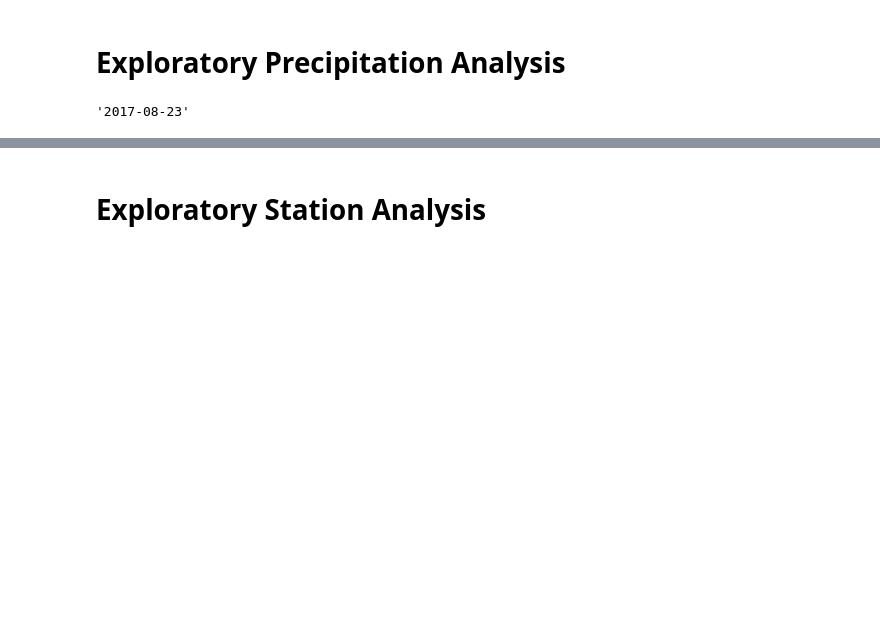
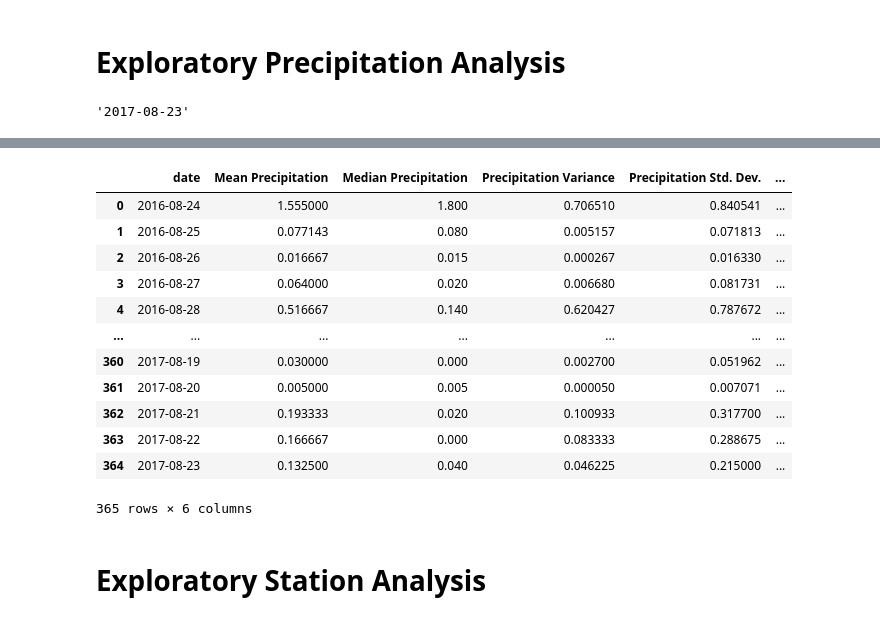
Before and after one commit to Brucimus/sqlalchemy-challenge, a Jupyter notebook: climate_starter.ipynb, the cells around one changed output, grey strips where cells are left out. Drawn from its saved outputs; the diff is of its cells as text; code cells hidden in the pictures; blank space fills up the shorter version.

```diff
--- a/climate_starter.ipynb
+++ b/climate_starter.ipynb
@@ -66,3 +71,39 @@ most_recent.date
+# %%
+# Use Pandas to calcualte the summary statistics for the precipitation data
+mean_data = sorted_last_prcp.groupby("date").mean().reset_index()
+median_data = sorted_last_prcp.groupby("date").median().reset_index()
+var_data = sorted_last_prcp.groupby("date").var().reset_index()
+std_data = sorted_last_prcp.groupby("date").std().reset_index()
+sem_data = sorted_last_prcp.groupby("date").sem().reset_index()
+
+mean_median = pd.merge(mean_data,median_data,how="left", on="date")
+mean_median.rename(columns={"precipitation_x":"Mean Precipitation","precipitation_y":"Median Precipitation"}, inplace=True)
+
+add_var = pd.merge(mean_median,var_data,how="left", on="date")
+add_var.rename(columns={"precipitation":"Precipitation Variance"}, inplace=True)
+
+add_std = pd.merge(add_var,std_data,how="left", on="date")
+add_std.rename(columns={"precipitation":"Precipitation Std. Dev."}, inplace=True)
+
+agg_data = pd.merge(add_std,sem_data,how="left", on="date")
+agg_data.rename(columns={"precipitation":"Precipitation Std. Err."}, inplace=True)
+
+
+agg_data
+# %% [output]
+|  | date | Mean Precipitation | Median Precipitation | Precipitation Variance | Precipitation Std. Dev. | ... |
+| 0 | 2016-08-24 | 1.555000 | 1.800 | 0.706510 | 0.840541 | ... |
+| 1 | 2016-08-25 | 0.077143 | 0.080 | 0.005157 | 0.071813 | ... |
+| 2 | 2016-08-26 | 0.016667 | 0.015 | 0.000267 | 0.016330 | ... |
+| 3 | 2016-08-27 | 0.064000 | 0.020 | 0.006680 | 0.081731 | ... |
+| 4 | 2016-08-28 | 0.516667 | 0.140 | 0.620427 | 0.787672 | ... |
+| ... | ... | ... | ... | ... | ... | ... |
+| 360 | 2017-08-19 | 0.030000 | 0.000 | 0.002700 | 0.051962 | ... |
+| 361 | 2017-08-20 | 0.005000 | 0.005 | 0.000050 | 0.007071 | ... |
+| 362 | 2017-08-21 | 0.193333 | 0.020 | 0.100933 | 0.317700 | ... |
+| 363 | 2017-08-22 | 0.166667 | 0.000 | 0.083333 | 0.288675 | ... |
+| 364 | 2017-08-23 | 0.132500 | 0.040 | 0.046225 | 0.215000 | ... |
+365 rows × 6 columns
 # %% [markdown]
 # Exploratory Station Analysis
 # %%
```
Also changed, not shown: parts of 6 cells of this notebook, 1 other file.
